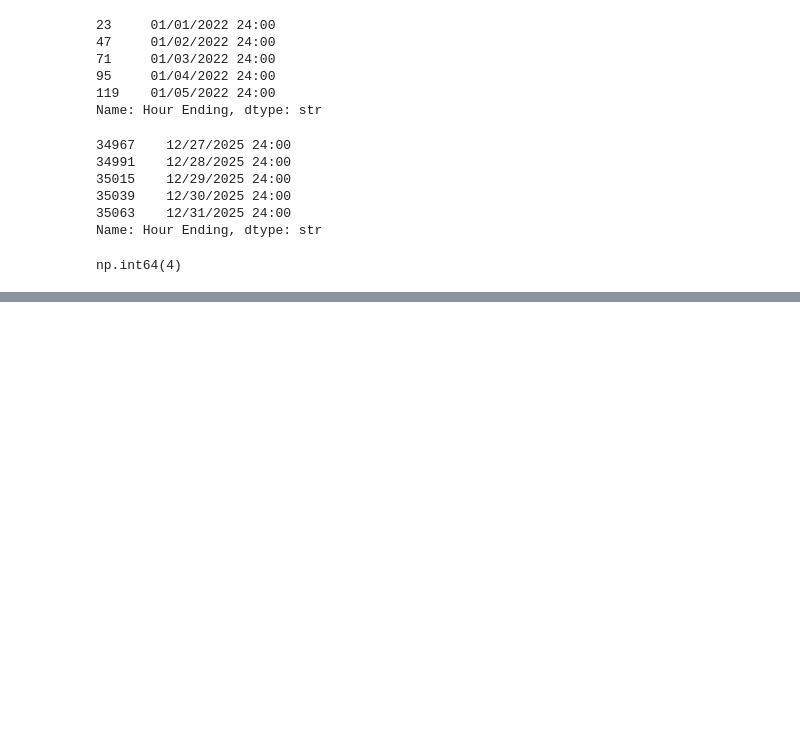
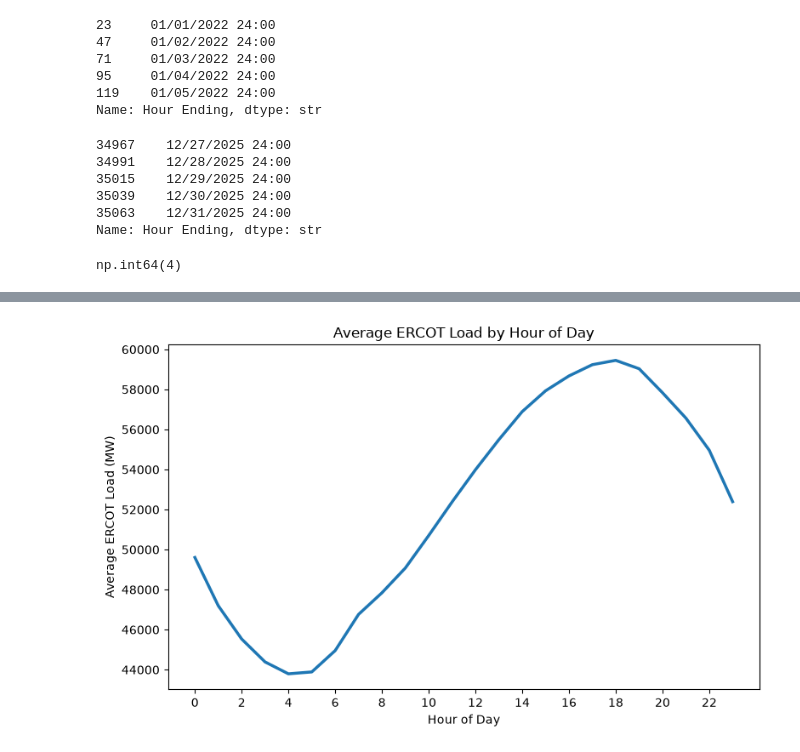
Before and after one commit to Sg182/ML_Projects, a Jupyter notebook: ERCOTLoadForecasting/notebooks/01_data_exploration.ipynb, the cells around one changed output, grey strips where cells are left out. Cells and saved outputs as stored; diff of their text form; code cells hidden in the pictures; blank space fills up the shorter version.

```diff
--- a/ERCOTLoadForecasting/notebooks/01_data_exploration.ipynb
+++ b/ERCOTLoadForecasting/notebooks/01_data_exploration.ipynb
@@ -367,0 +448,5 @@ df.tail()
+# %%
+df["hour"] = df.index.hour
+
+hourly_average = df.groupby("hour")["ERCOT"].mean()
+hourly_average
@@ -367,0 +471,13 @@ df.tail()
+# %%
+plt.figure(figsize=(8, 5))
+plt.plot(hourly_average.index, hourly_average.values, linewidth=2.5)
+
+plt.xlabel("Hour of Day")
+plt.ylabel("Average ERCOT Load (MW)")
+plt.title("Average ERCOT Load by Hour of Day")
+
+plt.xticks(range(0, 24, 2))
+plt.tight_layout()
+plt.show()
+# %% [output]
+[figure, added]
```
Also changed, not shown: parts of 12 cells of this notebook.
